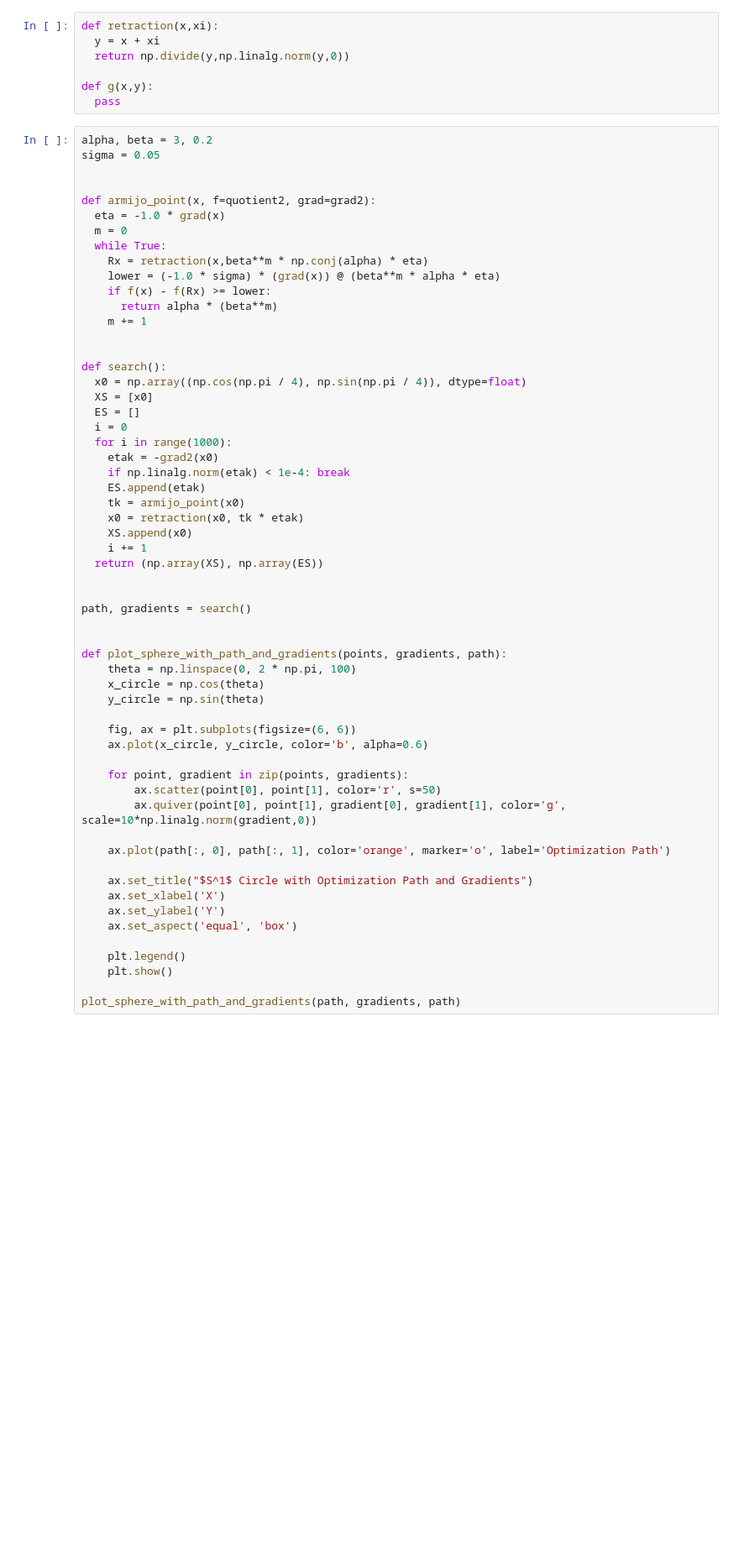
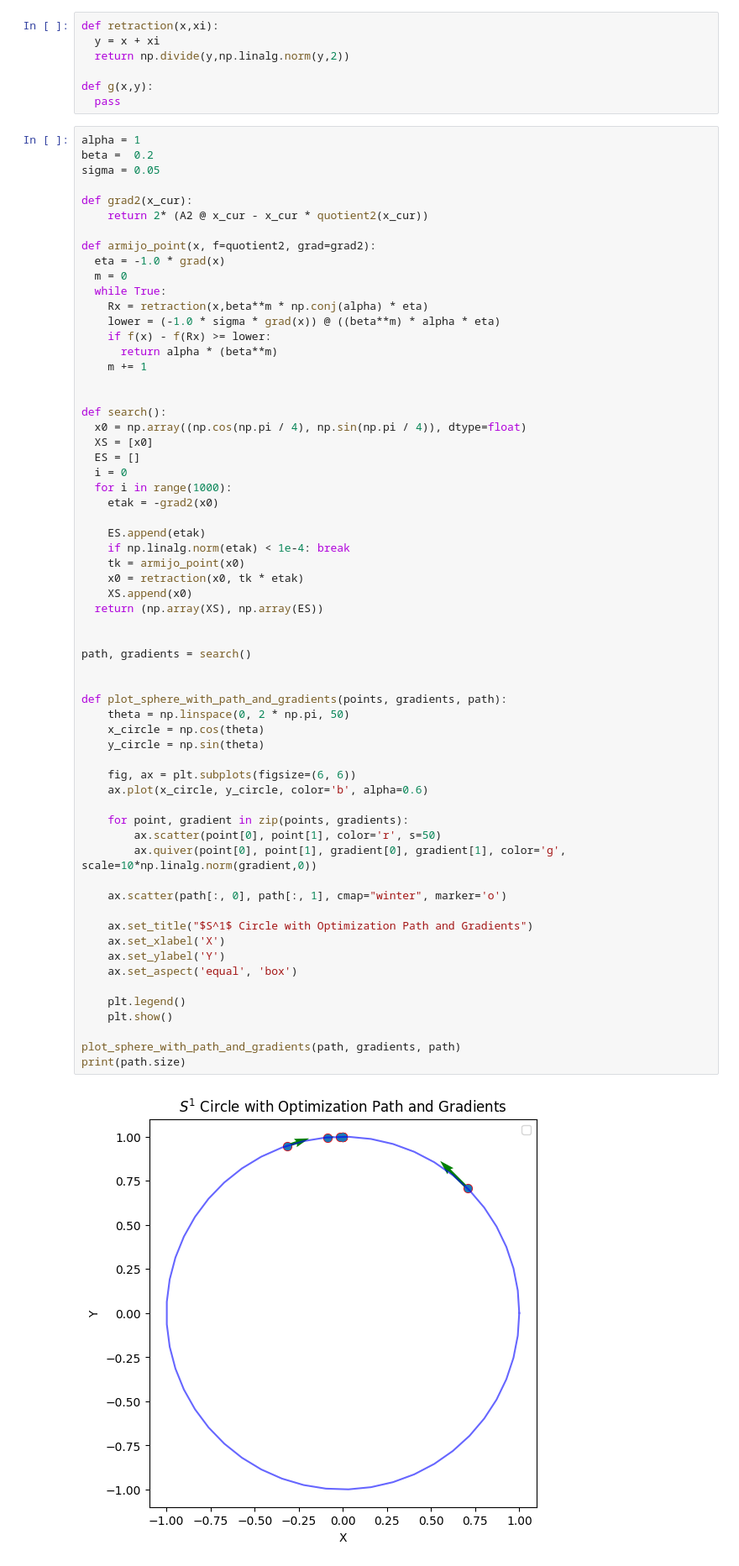
Before and after one commit to jkr11/Matrix-Manifolds, a Jupyter notebook: manifold.ipynb, the cells around one changed output. Shown at 84% size. Cells and saved outputs as stored; diff of their text form; blank space fills up the shorter version.

```diff
--- a/manifold.ipynb
+++ b/manifold.ipynb
@@ -185,21 +187,24 @@ Then it is easy to see that the Retraction on the N-Sphere is given by $R_x(\xi)
 # %%
 def retraction(x,xi):
   y = x + xi
-  return np.divide(y,np.linalg.norm(y,0))
+  return np.divide(y,np.linalg.norm(y,2))
 
 def g(x,y):
   pass
 # %%
-alpha, beta = 3, 0.2
+alpha = 1
+beta =  0.2
 sigma = 0.05
 
+def grad2(x_cur):
+    return 2* (A2 @ x_cur - x_cur * quotient2(x_cur))
 
 def armijo_point(x, f=quotient2, grad=grad2):
   eta = -1.0 * grad(x)
   m = 0
   while True:
     Rx = retraction(x,beta**m * np.conj(alpha) * eta)
-    lower = (-1.0 * sigma) * (grad(x)) @ (beta**m * alpha * eta)
+    lower = (-1.0 * sigma * grad(x)) @ ((beta**m) * alpha * eta)
     if f(x) - f(Rx) >= lower:
       return alpha * (beta**m)
     m += 1
@@ -212,38 +217,41 @@ def search():
   i = 0
   for i in range(1000):
     etak = -grad2(x0)
+
+    ES.append(etak)
     if np.linalg.norm(etak) < 1e-4: break
-    ES.append(etak)
     tk = armijo_point(x0)
     x0 = retraction(x0, tk * etak)
     XS.append(x0)
-    i += 1
   return (np.array(XS), np.array(ES))
 
 
 path, gradients = search()
 
 
 def plot_sphere_with_path_and_gradients(points, gradients, path):
-    theta = np.linspace(0, 2 * np.pi, 100)
+    theta = np.linspace(0, 2 * np.pi, 50)
     x_circle = np.cos(theta)
     y_circle = np.sin(theta)
 
     fig, ax = plt.subplots(figsize=(6, 6))
     ax.plot(x_circle, y_circle, color='b', alpha=0.6)
 
     for point, gradient in zip(points, gradients):
         ax.scatter(point[0], point[1], color='r', s=50)
         ax.quiver(point[0], point[1], gradient[0], gradient[1], color='g', scale=10*np.linalg.norm(gradient,0))
 
-    ax.plot(path[:, 0], path[:, 1], color='orange', marker='o', label='Optimization Path')
+    ax.scatter(path[:, 0], path[:, 1], cmap="winter", marker='o')
 
     ax.set_title("$S^1$ Circle with Optimization Path and Gradients")
     ax.set_xlabel('X')
     ax.set_ylabel('Y')
     ax.set_aspect('equal', 'box')
 
     plt.legend()
     plt.show()
 
 plot_sphere_with_path_and_gradients(path, gradients, path)
+print(path.size)
+# %% [output]
+[figure, added]
```
Also changed, not shown: parts of 3 cells of this notebook.
